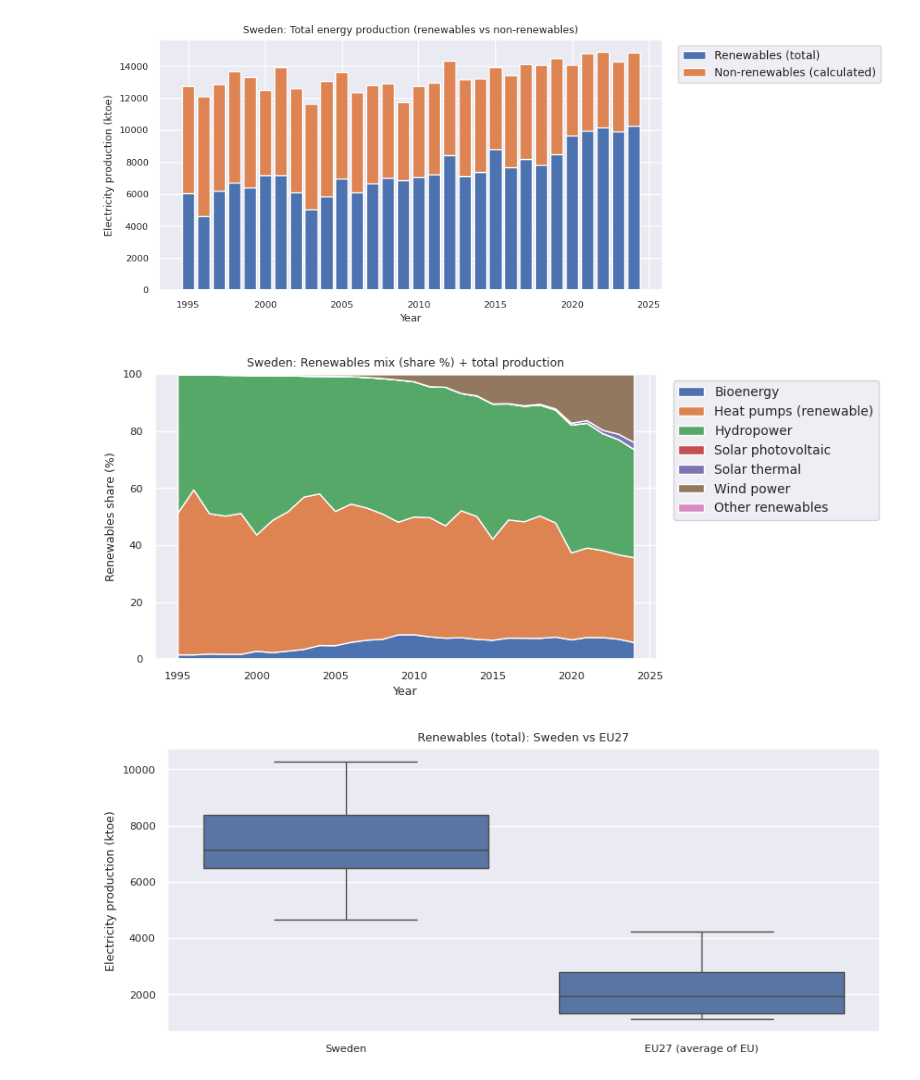
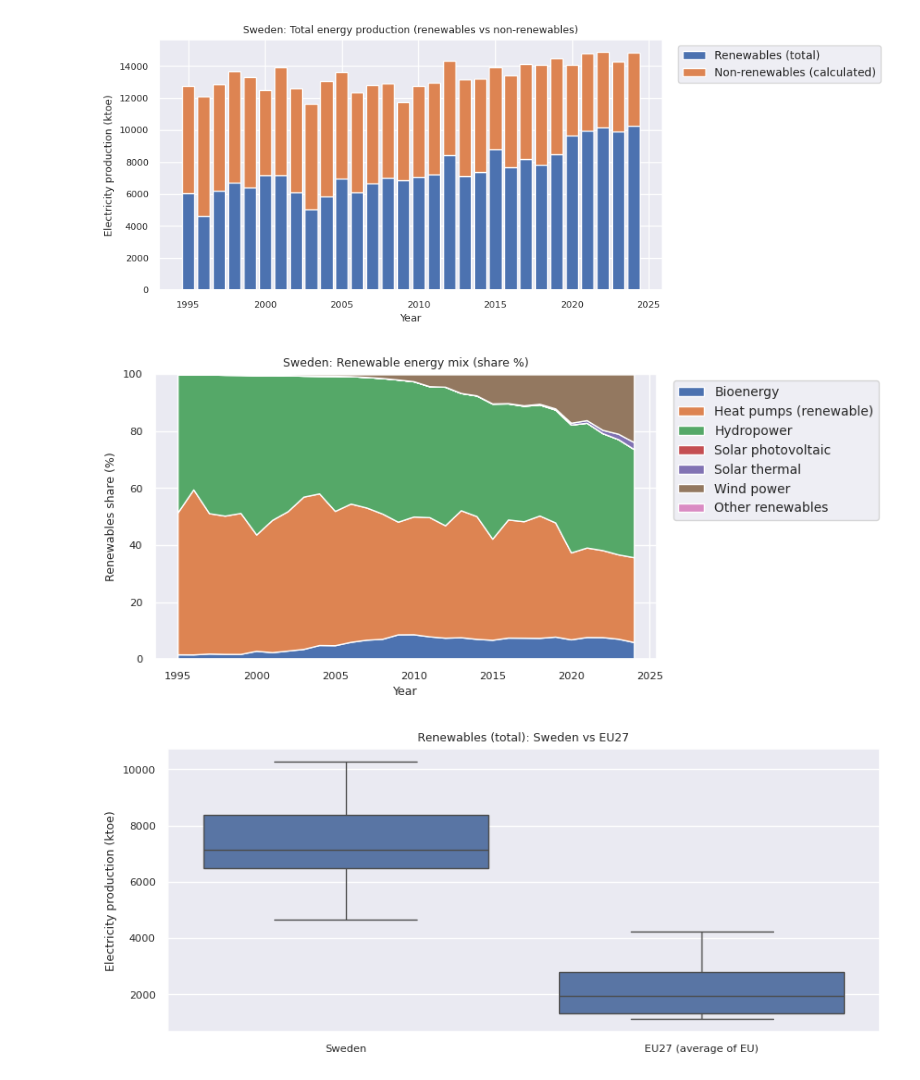
Before and after one commit to MarinaNakamura-blip/energy_project, a Jupyter notebook: tidy_data.ipynb, the cells around one changed output. Drawn from its saved outputs; the diff is of its cells as text; code cells hidden in the pictures.

```diff
--- a/tidy_data.ipynb
+++ b/tidy_data.ipynb
@@ -208,9 +208,9 @@ fig = renewables_vs_nonrenewables_bar(df_long, "Sweden")
 [figure]
 # %%
 # Example diagram: Share of renewables vs total energy production in Sweden
-fig = renewables_share_with_total(df_long, "Sweden")
+fig = renewables_share(df_long, "Sweden")
 # %% [output]
-[figure, old version]
+[figure, new version]
 # %%
 # Example diagram: Boxplot of renewables (total) production across countries
 fig = renewables_boxplot(df, "Renewables (total)")
```
Also changed, not shown: parts of 3 cells of this notebook, 1 other file.
